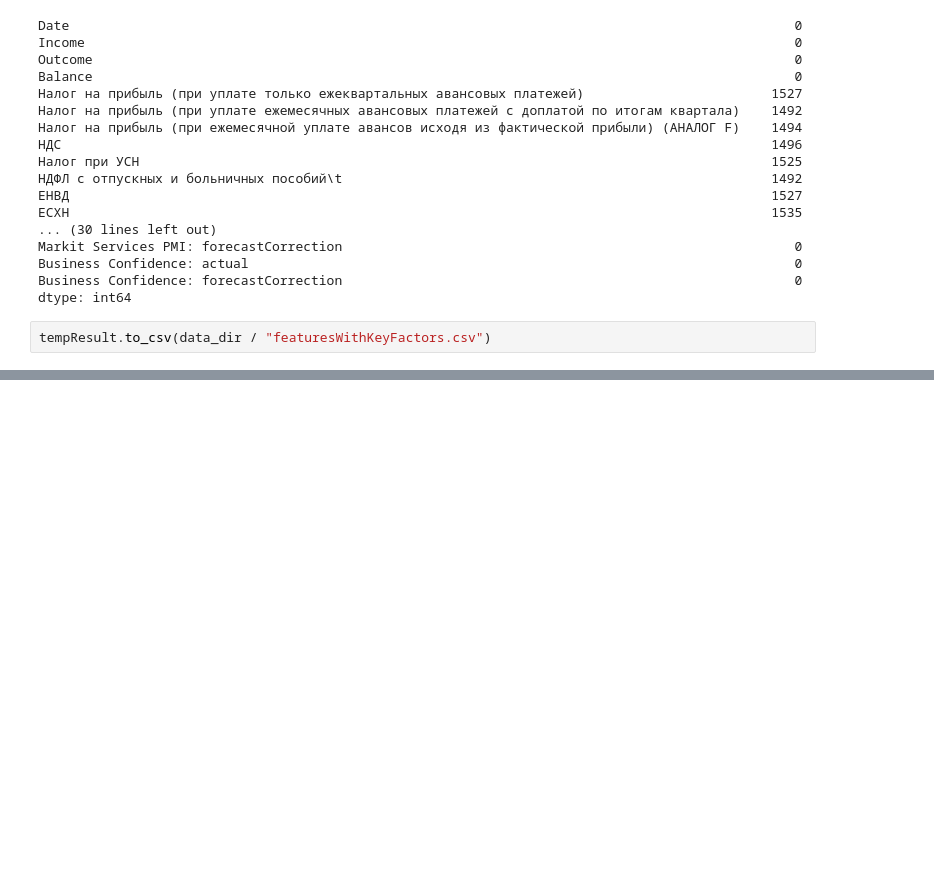
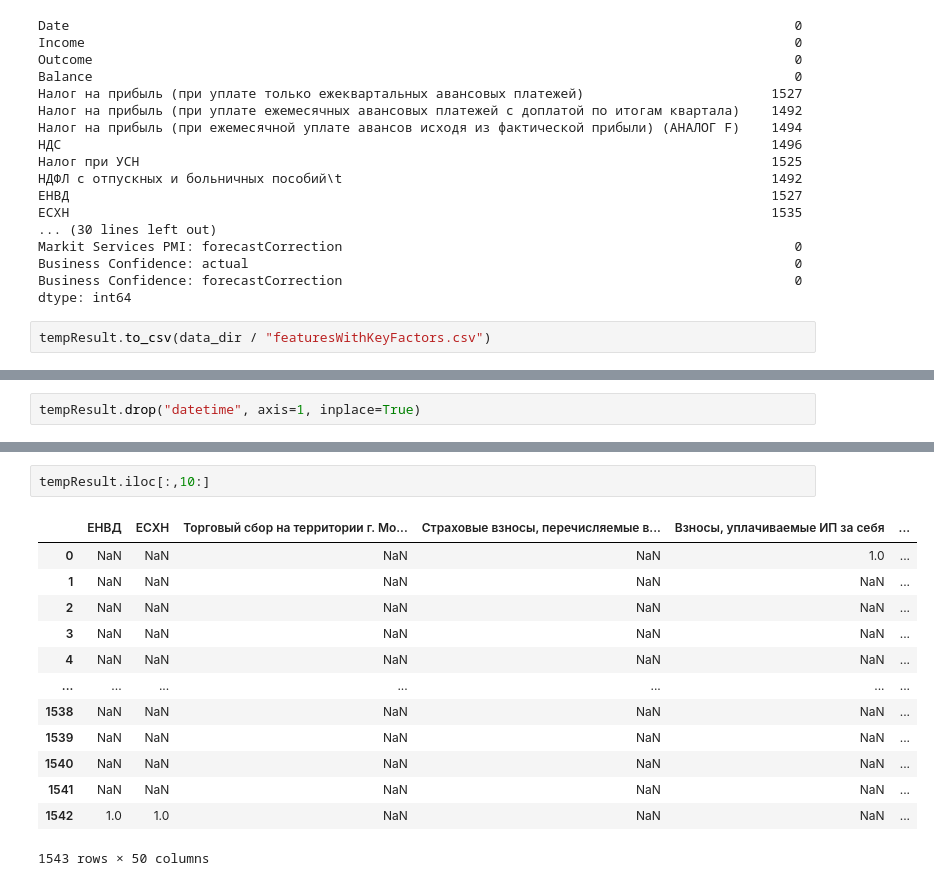
Before and after one commit to AndBoyS/hse-time-series-liquidity, a Jupyter notebook: notebooks/parsing_notebook.ipynb, the cells around one changed output, grey strips where cells are left out. Saved outputs shown, nothing was run; the diff lists cells and outputs as text; blank space fills up the shorter version.

```diff
--- a/notebooks/parsing_notebook.ipynb
+++ b/notebooks/parsing_notebook.ipynb
@@ -217,0 +261,2 @@ tempResult.to_csv(data_dir / "featuresWithKeyFactors.csv")
+# %%
+tempResult.drop("datetime", axis=1, inplace=True)
@@ -217,0 +287,16 @@ tempResult.to_csv(data_dir / "featuresWithKeyFactors.csv")
+# %%
+tempResult.iloc[:,10:]
+# %% [output]
+|  | ЕНВД | ЕСХН | Торговый сбор на территории г. Мо... | Страховые взносы, перечисляемые в... | Взносы, уплачиваемые ИП за себя | ... |
+| 0 | NaN | NaN | NaN | NaN | 1.0 | ... |
+| 1 | NaN | NaN | NaN | NaN | NaN | ... |
+| 2 | NaN | NaN | NaN | NaN | NaN | ... |
+| 3 | NaN | NaN | NaN | NaN | NaN | ... |
+| 4 | NaN | NaN | NaN | NaN | NaN | ... |
+| ... | ... | ... | ... | ... | ... | ... |
+| 1538 | NaN | NaN | NaN | NaN | NaN | ... |
+| 1539 | NaN | NaN | NaN | NaN | NaN | ... |
+| 1540 | NaN | NaN | NaN | NaN | NaN | ... |
+| 1541 | NaN | NaN | NaN | NaN | NaN | ... |
+| 1542 | 1.0 | 1.0 | NaN | NaN | NaN | ... |
+1543 rows × 50 columns
```
Also changed, not shown: parts of 8 cells of this notebook, 3 other files.
